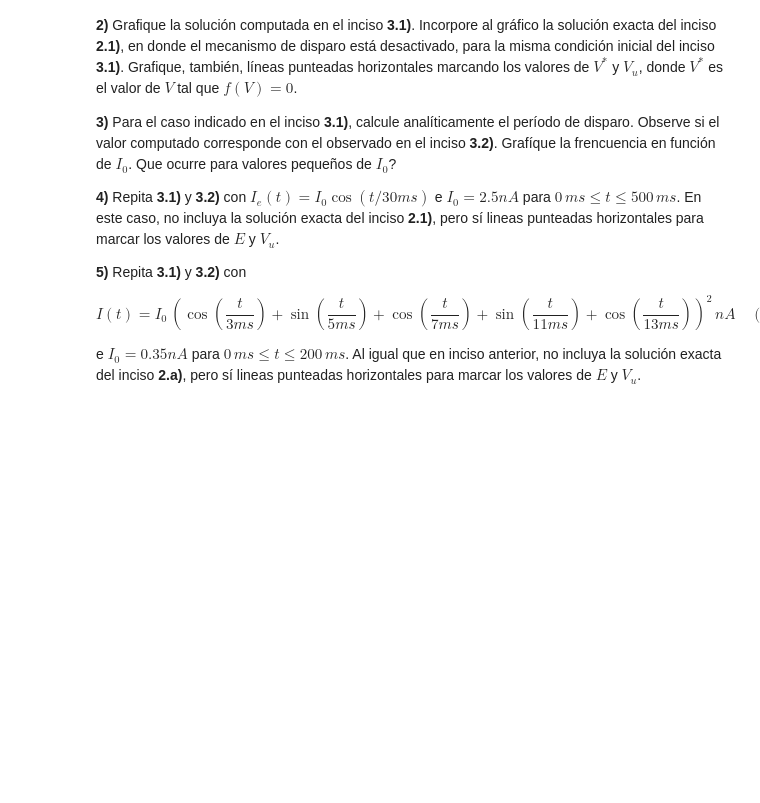
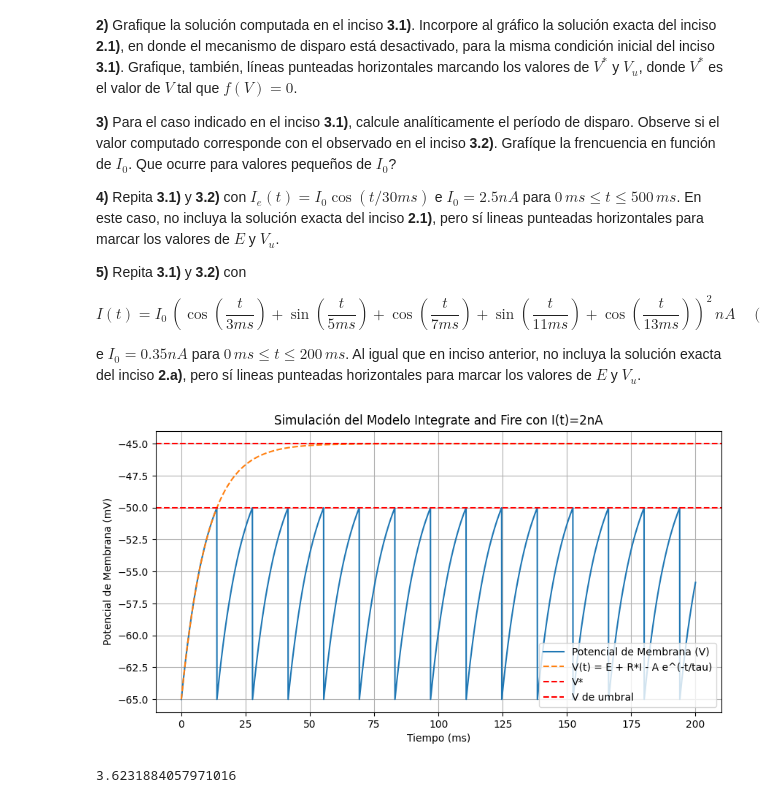
Before and after one commit to nicolassalomon96/Redes_Neuronales_FAMAF, a Jupyter notebook: TPs/TP5.ipynb, the cells around one changed output. Drawn from its saved outputs; the diff is of its cells as text; code cells hidden in the pictures; blank space fills up the shorter version.

```diff
--- a/TPs/TP5.ipynb
+++ b/TPs/TP5.ipynb
@@ -253,0 +248,66 @@ e $I_0=0.35 nA$ para $0\,ms\leq t\leq 200\,ms$. Al igual que en inciso anterior,
+# %%
+# 3.1)
+
+# Parámetros
+tau = 10.0  # Constante de tiempo de membrana (ms)
+E = -65.0   # Potencial de reposo (mV)
+V0 = E      # Condición inicial (V(0) = E)
+Vu = -50.0 # Tensión de umbral
+h = 0.05      # Paso de integración (ms)
+I = 2#2e-6 # Corriente de entrada (mA) == 2nA
+R = 10#1e10 # Resistencia (mohms) == 10Mohms
+start_time = 0.0
+end_time = 200.0 # Tiempo máximo de simulación (ms)
+parameters = [E, R, I, tau, Vu]
+num_steps = int((end_time - start_time) / h)
+
+# Definición de la función característica
+def f(x, t, parameters):
+    return (1/parameters[3]) * (parameters[0] - x + parameters[1] * parameters[2])
+
+def condition(x, t, p):
+    if x > p[4]:
+        return p[0]
+    else:
+        return x
+
+t, x = ode.integrador_ode(ode.euler, f, V0, start_time, end_time, num_steps, parameters, c=condition) #parameters = [E, R, I, tau, Vu]
+
+# Soluciones exactas
+A1 = E + R*I - V0
+V1 = E + R*I - A1 * np.exp(-t / tau)
+
+A2 = V0 - E - R*I
+V2 = E + R*I + A2 * np.exp(-t / tau)
+
+V_0 = E + R*I # Valor de V para el cual dV/dt = 0 --> (1/tau)*(E - V + R*I)  = 0 --> E - V + R*I = 0
+
+# Graficar la solución
+plt.figure(figsize=(10, 5))
+plt.plot(t, x, label='Potencial de Membrana (V)')
+plt.plot(t, V1, label='V(t) = E + R*I - A e^(-t/tau)', linestyle='--')
+plt.axhline(y=V_0, color='r', linestyle='--', label='V*')
+plt.axhline(y=Vu, color='r', linestyle='--', label='V de umbral')
+plt.xlabel('Tiempo (ms)')
+plt.ylabel('Potencial de Membrana (mV)')
+plt.title('Simulación del Modelo Integrate and Fire con I(t)=2nA')
+plt.grid(True)
+plt.legend()
+plt.show()
+# %% [output]
+[figure, added]
+# %%
+def get_freq(x):
+    t = 0
+    for value in x:
+        if value == x.max() :
+               break
+        else:
+            t += 1
+    return (1/t)*1000 #Frecuencia en Hz
+
+
+frequency = get_freq(x)
+print(frequency)
+# %% [output]
+3.6231884057971016
```
Also changed, not shown: parts of 4 cells of this notebook, 4 other files.
